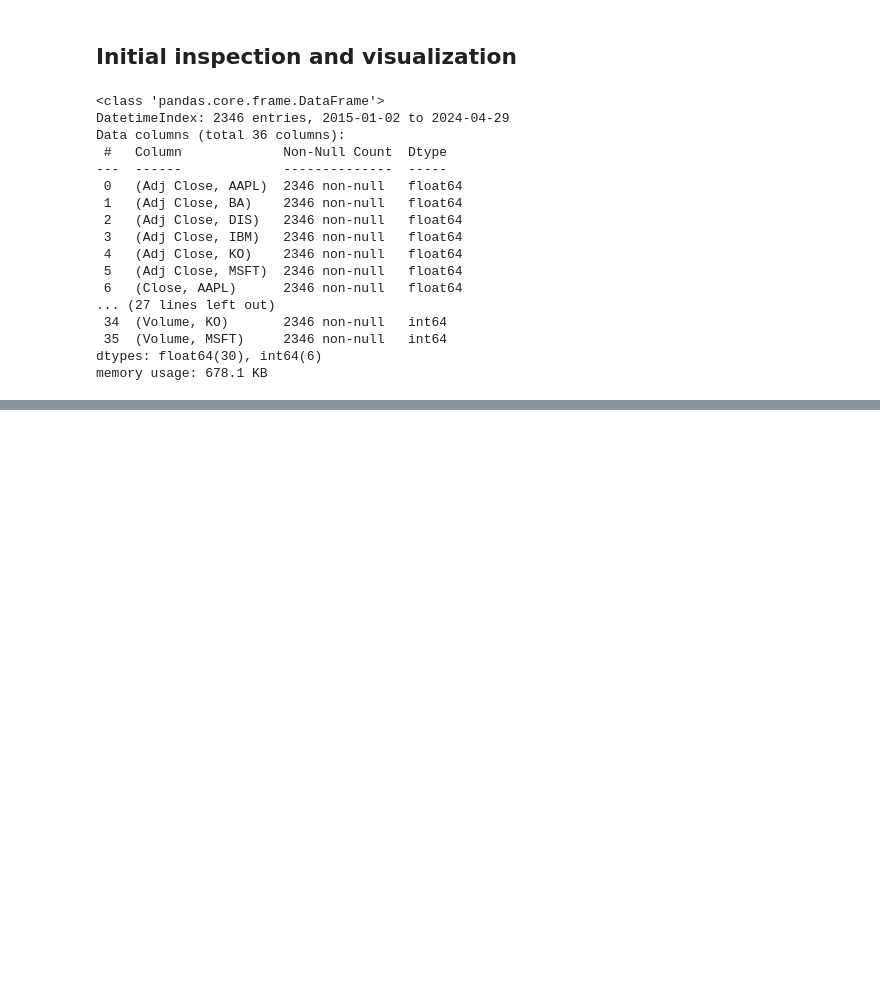
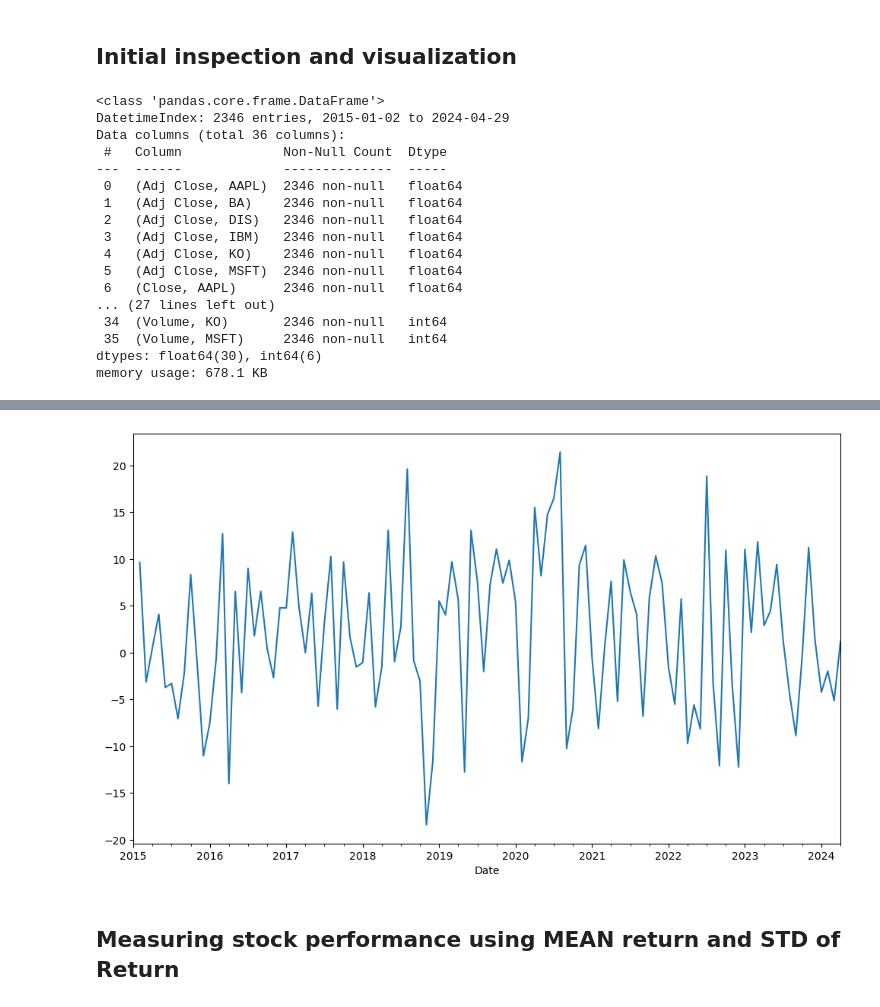
Before and after one commit to alchemistbg/udemy-the-complete-pandas-bootcamp, a Jupyter notebook: Section-24/Pandas_for_Finance_and_Investments.ipynb, the cells around one changed output, grey strips where cells are left out. Cells and saved outputs as stored; diff of their text form; code cells hidden in the pictures; blank space fills up the shorter version.

```diff
--- a/Section-24/Pandas_for_Finance_and_Investments.ipynb
+++ b/Section-24/Pandas_for_Finance_and_Investments.ipynb
@@ -97,0 +315,2 @@ plt.show()
+# %%
+aapl = close.AAPL.copy().to_frame()
@@ -97,0 +351,4 @@ plt.show()
+# %%
+aapl['lag1'] = aapl.shift(periods = 1)
+# %%
+aapl['diff'] = aapl.AAPL - aapl.lag1
@@ -97,0 +388,2 @@ plt.show()
+# %%
+aapl['pct_change'] = aapl.AAPL.div(aapl.lag1).sub(1).mul(100)
@@ -97,0 +509,7 @@ plt.show()
+# %%
+aapl.AAPL.resample('BME').last().pct_change(periods = 1).mul(100).plot(figsize = (12, 7))
+plt.show()
+# %% [output]
+[figure, added]
+# %% [markdown]
+## **Measuring stock performance using MEAN return and STD of Return**
```
Also changed, not shown: parts of 59 cells of this notebook, 1 other file.
